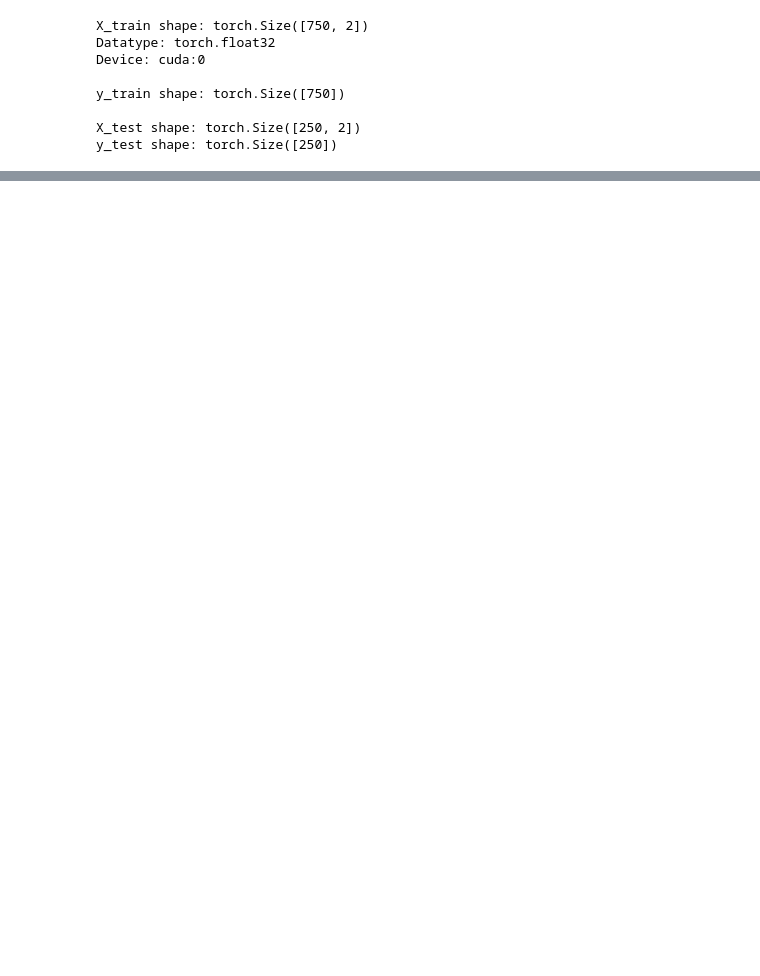
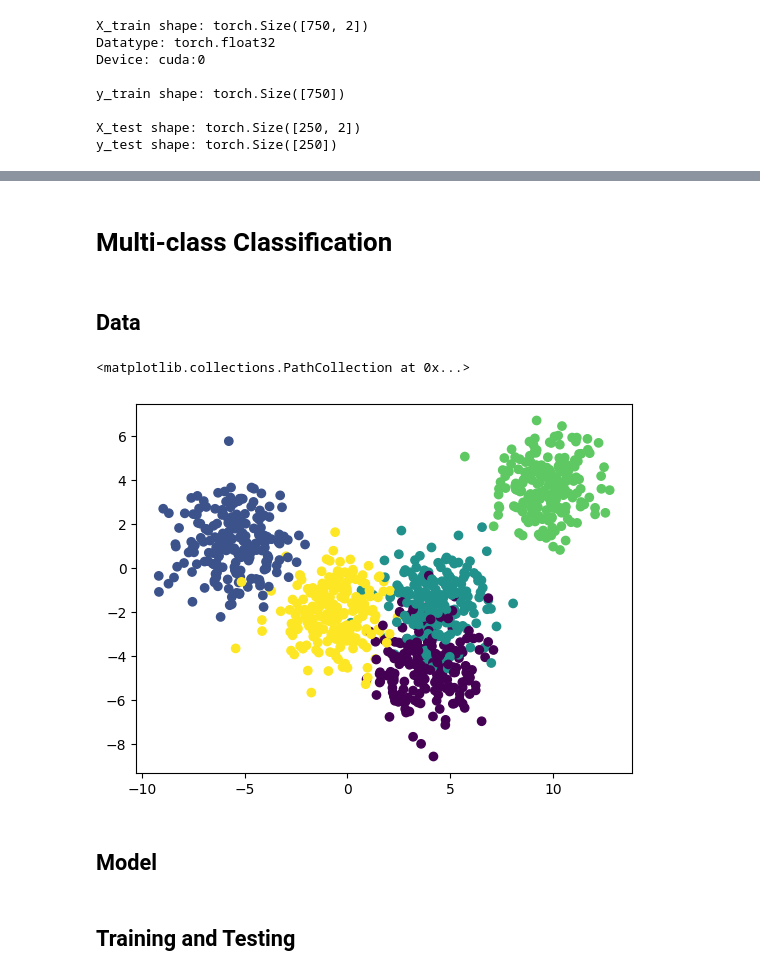
Before and after one commit to abhayrokkam/learning-pytorch, a Jupyter notebook: 03-Classification/classification.ipynb, the cells around one changed output, grey strips where cells are left out. Drawn from its saved outputs; the diff is of its cells as text; code cells hidden in the pictures; blank space fills up the shorter version.

```diff
--- a/03-Classification/classification.ipynb
+++ b/03-Classification/classification.ipynb
@@ -149,0 +194,15 @@ Epoch: 90  |   Training Loss: 0.6932  | Testing Loss: 0.6968  |   Accuracy: 47.2
+# %% [markdown]
+# Multi-class Classification
+# %% [markdown]
+## Data
+# %%
+# Creating the data
+X, y = make_blobs(n_samples = 1000,
+                  n_features = 2,
+                  centers = 5,
+                  cluster_std = 1.33,
+                  random_state = 123)
+# %%
+# Move data to tensors
+X = torch.tensor(X, dtype = torch.float32, device = device)
+y = torch.tensor(y, dtype = torch.int64, device = device)
@@ -149,0 +215,10 @@ Epoch: 90  |   Training Loss: 0.6932  | Testing Loss: 0.6968  |   Accuracy: 47.2
+# %%
+# Visualization
+plt.scatter(X[:, 0].cpu(),
+            X[:, 1].cpu(),
+            c = y.cpu())
+# %% [output]
+<matplotlib.collections.PathCollection at 0x...>
+[figure, added]
+# %% [markdown]
+## Model
@@ -149,0 +240,2 @@ Epoch: 90  |   Training Loss: 0.6932  | Testing Loss: 0.6968  |   Accuracy: 47.2
+# %% [markdown]
+## Training and Testing
```
Also changed, not shown: parts of 25 cells of this notebook, 1 other file.
